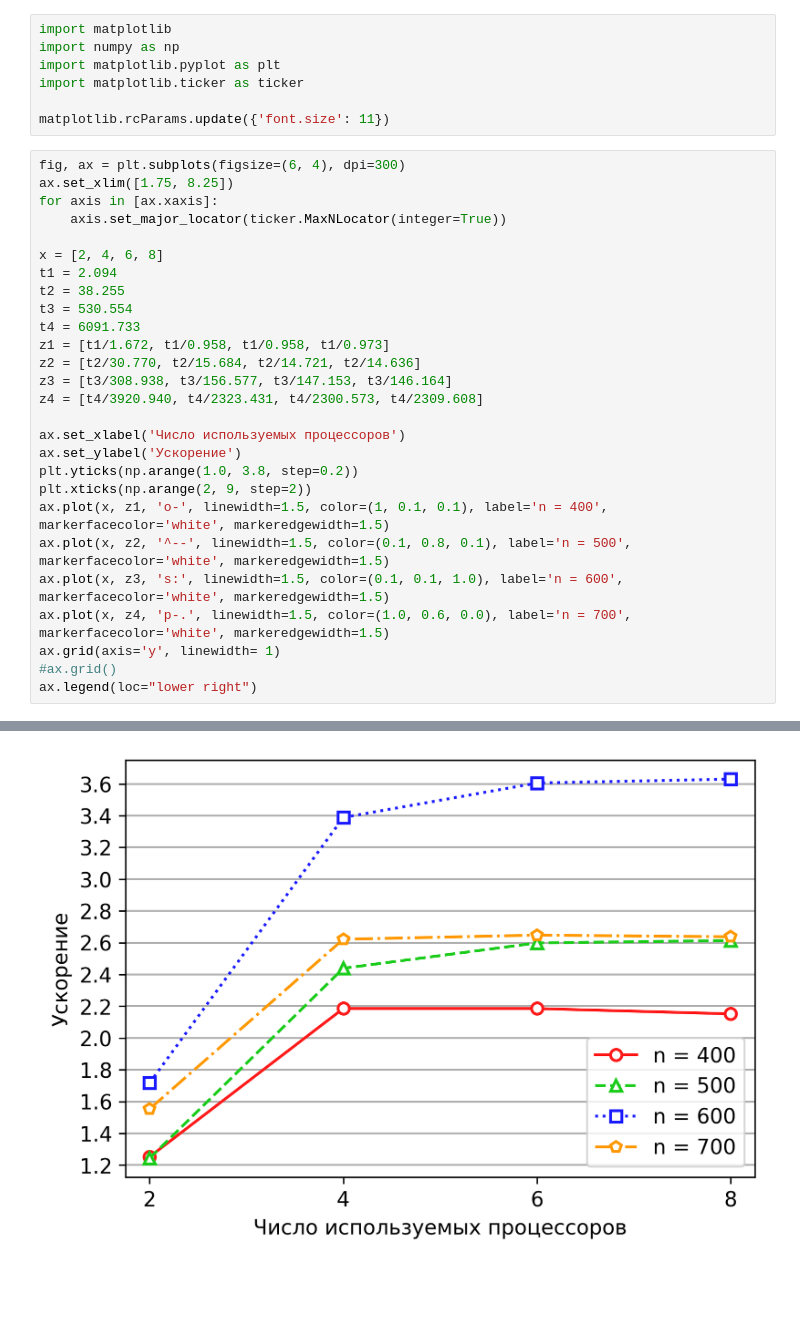
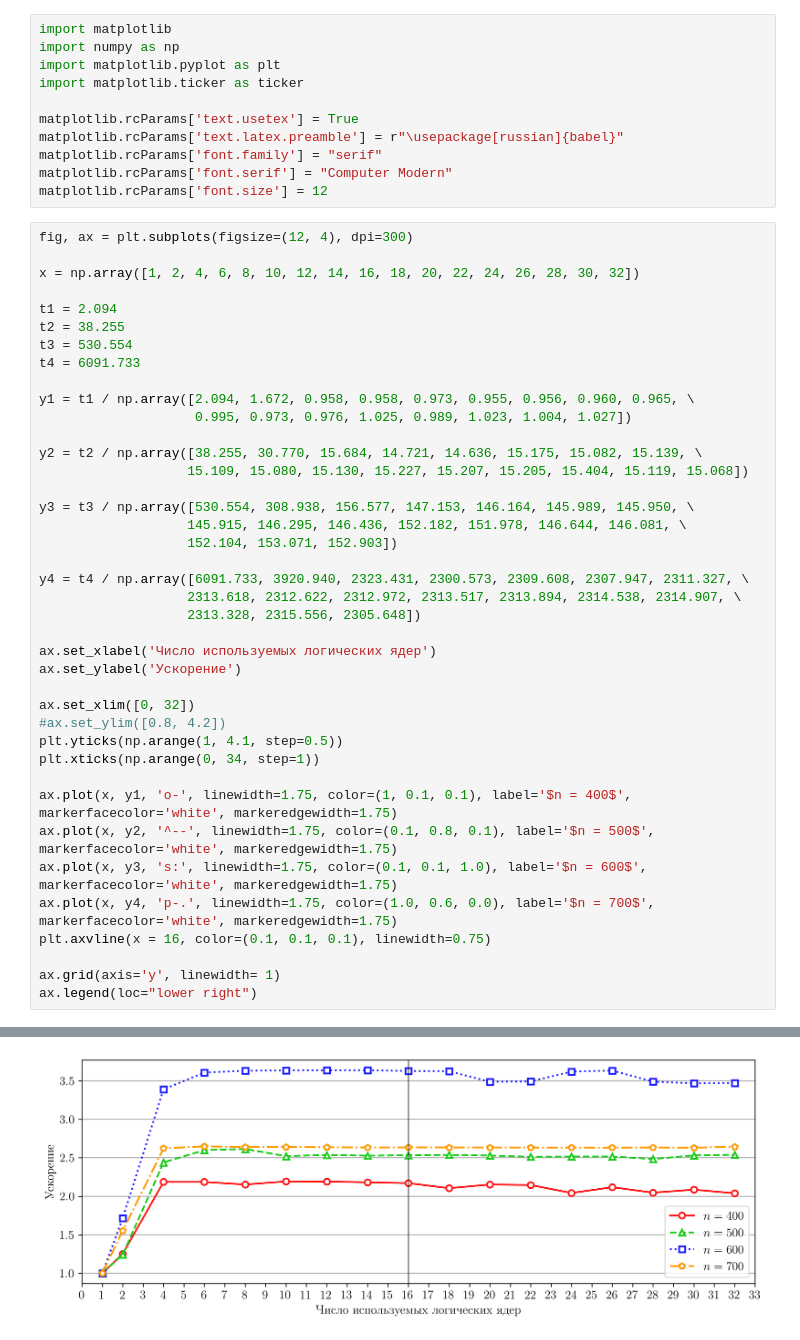
Before and after one commit to SashaSamoilov/qop-partitions, a Jupyter notebook: charts/time.ipynb, the cells around one changed output, grey strips where cells are left out. Cells and saved outputs as stored; diff of their text form; blank space fills up the shorter version.

```diff
--- a/charts/time.ipynb
+++ b/charts/time.ipynb
@@ -4,35 +4,52 @@ import numpy as np
 import matplotlib.pyplot as plt
 import matplotlib.ticker as ticker
 
-matplotlib.rcParams.update({'font.size': 11})
+matplotlib.rcParams['text.usetex'] = True
+matplotlib.rcParams['text.latex.preamble'] = r"\usepackage[russian]{babel}"
+matplotlib.rcParams['font.family'] = "serif"
+matplotlib.rcParams['font.serif'] = "Computer Modern"
+matplotlib.rcParams['font.size'] = 12
 # %%
-fig, ax = plt.subplots(figsize=(6, 4), dpi=300)
-ax.set_xlim([1.75, 8.25])
-for axis in [ax.xaxis]:
-    axis.set_major_locator(ticker.MaxNLocator(integer=True))
+fig, ax = plt.subplots(figsize=(12, 4), dpi=300)
 
-x = [2, 4, 6, 8]
+x = np.array([1, 2, 4, 6, 8, 10, 12, 14, 16, 18, 20, 22, 24, 26, 28, 30, 32])
+
 t1 = 2.094
 t2 = 38.255
 t3 = 530.554
 t4 = 6091.733
-z1 = [t1/1.672, t1/0.958, t1/0.958, t1/0.973]
-z2 = [t2/30.770, t2/15.684, t2/14.721, t2/14.636]
-z3 = [t3/308.938, t3/156.577, t3/147.153, t3/146.164]
-z4 = [t4/3920.940, t4/2323.431, t4/2300.573, t4/2309.608]
 
-ax.set_xlabel('Число используемых процессоров')
+y1 = t1 / np.array([2.094, 1.672, 0.958, 0.958, 0.973, 0.955, 0.956, 0.960, 0.965, \
+                    0.995, 0.973, 0.976, 1.025, 0.989, 1.023, 1.004, 1.027])
+
+y2 = t2 / np.array([38.255, 30.770, 15.684, 14.721, 14.636, 15.175, 15.082, 15.139, \
+                   15.109, 15.080, 15.130, 15.227, 15.207, 15.205, 15.404, 15.119, 15.068])
+
+y3 = t3 / np.array([530.554, 308.938, 156.577, 147.153, 146.164, 145.989, 145.950, \
+                   145.915, 146.295, 146.436, 152.182, 151.978, 146.644, 146.081, \
+                   152.104, 153.071, 152.903])
+
+y4 = t4 / np.array([6091.733, 3920.940, 2323.431, 2300.573, 2309.608, 2307.947, 2311.327, \
+                   2313.618, 2312.622, 2312.972, 2313.517, 2313.894, 2314.538, 2314.907, \
+                   2313.328, 2315.556, 2305.648])
+
+ax.set_xlabel('Число используемых логических ядер')
 ax.set_ylabel('Ускорение')
-plt.yticks(np.arange(1.0, 3.8, step=0.2))
-plt.xticks(np.arange(2, 9, step=2))
-ax.plot(x, z1, 'o-', linewidth=1.5, color=(1, 0.1, 0.1), label='n = 400', markerfacecolor='white', markeredgewidth=1.5)
-ax.plot(x, z2, '^--', linewidth=1.5, color=(0.1, 0.8, 0.1), label='n = 500', markerfacecolor='white', markeredgewidth=1.5)
-ax.plot(x, z3, 's:', linewidth=1.5, color=(0.1, 0.1, 1.0), label='n = 600', markerfacecolor='white', markeredgewidth=1.5)
-ax.plot(x, z4, 'p-.', linewidth=1.5, color=(1.0, 0.6, 0.0), label='n = 700', markerfacecolor='white', markeredgewidth=1.5)
+
+ax.set_xlim([0, 32])
+#ax.set_ylim([0.8, 4.2])
+plt.yticks(np.arange(1, 4.1, step=0.5))
+plt.xticks(np.arange(0, 34, step=1))
+
+ax.plot(x, y1, 'o-', linewidth=1.75, color=(1, 0.1, 0.1), label='$n = 400$', markerfacecolor='white', markeredgewidth=1.75)
+ax.plot(x, y2, '^--', linewidth=1.75, color=(0.1, 0.8, 0.1), label='$n = 500$', markerfacecolor='white', markeredgewidth=1.75)
+ax.plot(x, y3, 's:', linewidth=1.75, color=(0.1, 0.1, 1.0), label='$n = 600$', markerfacecolor='white', markeredgewidth=1.75)
+ax.plot(x, y4, 'p-.', linewidth=1.75, color=(1.0, 0.6, 0.0), label='$n = 700$', markerfacecolor='white', markeredgewidth=1.75)
+plt.axvline(x = 16, color=(0.1, 0.1, 0.1), linewidth=0.75)
+
 ax.grid(axis='y', linewidth= 1)
-#ax.grid()
 ax.legend(loc="lower right")
 # %% [output]
 <matplotlib.legend.Legend at 0x...>
-[figure, old version]
+[figure, new version]
 # %%
```
Also changed, not shown: parts of 1 cell of this notebook, 2 other files.
